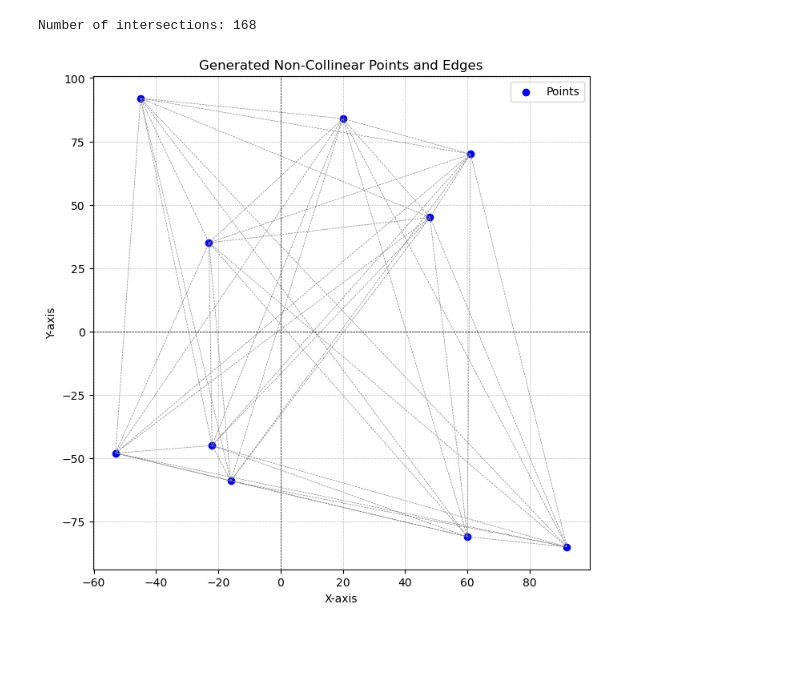
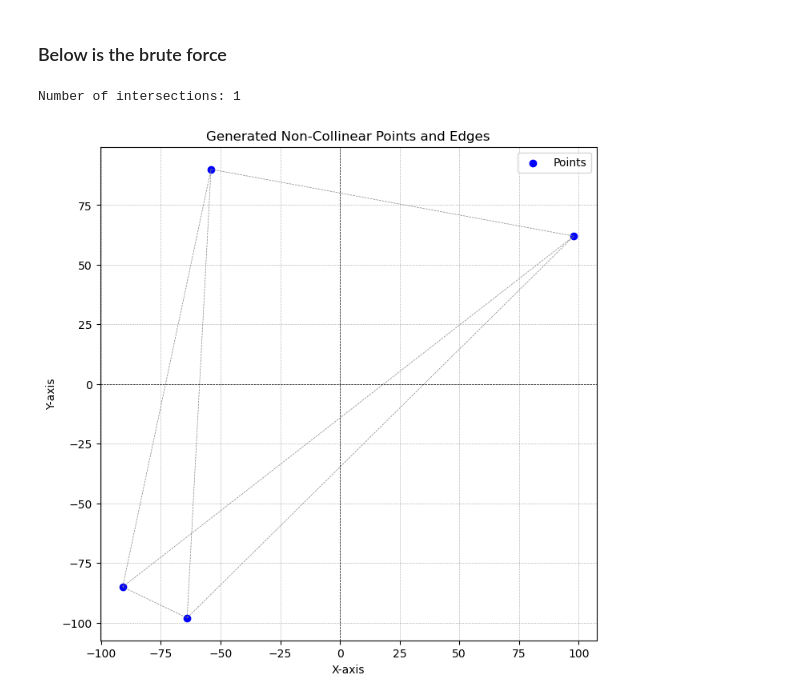
Before and after one commit to jadenzy/MATH165_Final, a Jupyter notebook: CrossingNumber.ipynb, the cells around one changed output. Cells and saved outputs as stored; diff of their text form; code cells hidden in the pictures; blank space fills up the shorter version.

Commit message:
add label to plot, finish

```diff
--- a/CrossingNumber.ipynb
+++ b/CrossingNumber.ipynb
@@ -1,6 +165,6 @@
+# %% [markdown]
+### Below is the brute force
 # %%
-import random
-import matplotlib.pyplot as plt
 
 # check if two segment intersect
 def onSegment(p, q, r):
@@ -80,34 +244,32 @@ def plot_points_and_edges(points, edges):
         plt.plot(x_vals, y_vals, color='gray', linestyle='--', linewidth=0.5)
 
     plt.axhline(0, color='black', linewidth=0.5, linestyle='--')
     plt.axvline(0, color='black', linewidth=0.5, linestyle='--')
     plt.grid(color='gray', linestyle=':', linewidth=0.5)
     plt.title('Generated Non-Collinear Points and Edges')
     plt.xlabel('X-axis')
     plt.ylabel('Y-axis')
     plt.legend()
     plt.show()
 
-# Generate points
-points = generate_non_collinear_points(10)
 edges = find_all_edges(points)
 
 # Count crossings (excluding shared vertices)
 c = 0
 for i in range(len(edges)):
     for j in range(i + 1, len(edges)):
         p1, q1 = edges[i]
         p2, q2 = edges[j]
         # Skip if the edges share a vertex
         if len(set([p1, q1, p2, q2])) < 4: # a set cannot have duplicates, so it can check if two edges contains the same vertex
             continue
         if doIntersect(p1, q1, p2, q2):
             c += 1
 
 print(f"Number of intersections: {c}")
 
 # Plot the points and edges
 plot_points_and_edges(points, edges)
 # %% [output]
-Number of intersections: 168
+Number of intersections: 1
-[figure, old version]
+[figure, new version]
```
Also changed, not shown: parts of 3 cells of this notebook.
